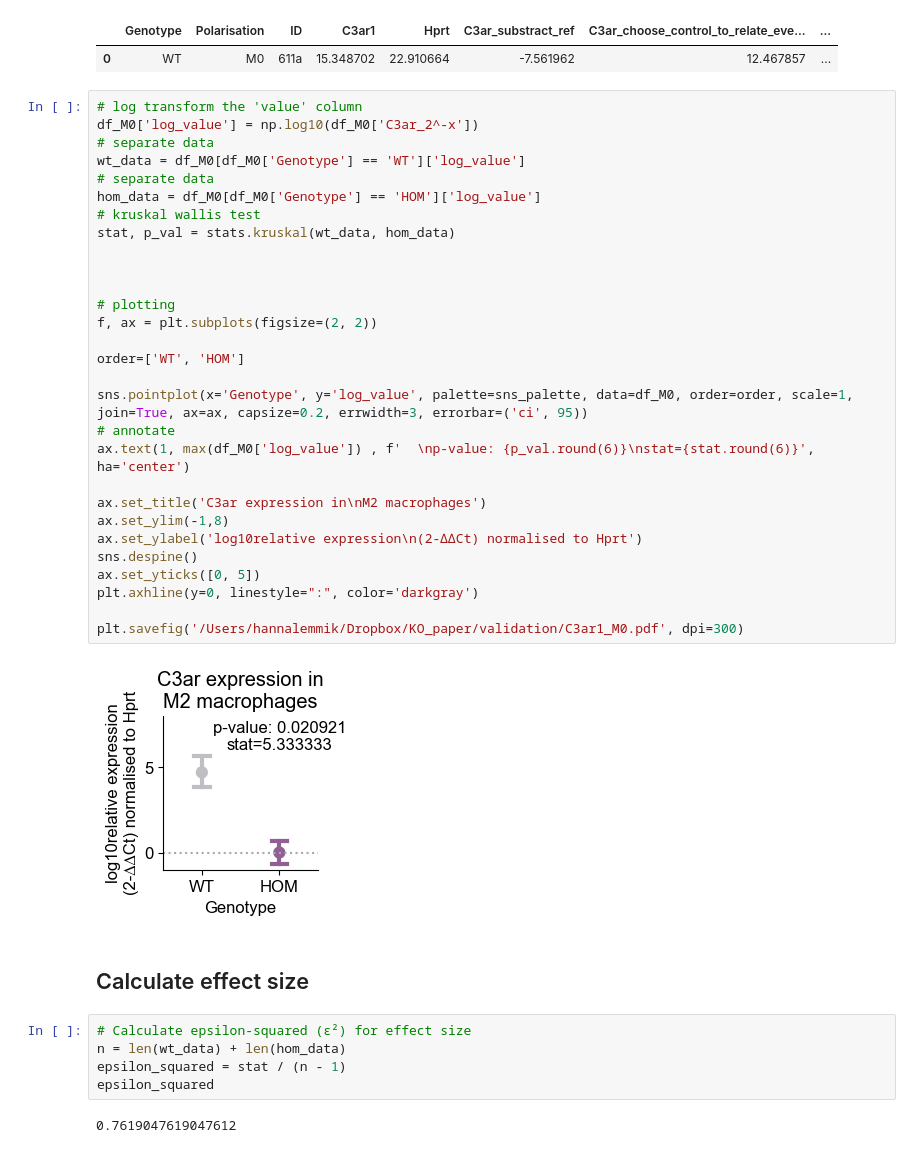
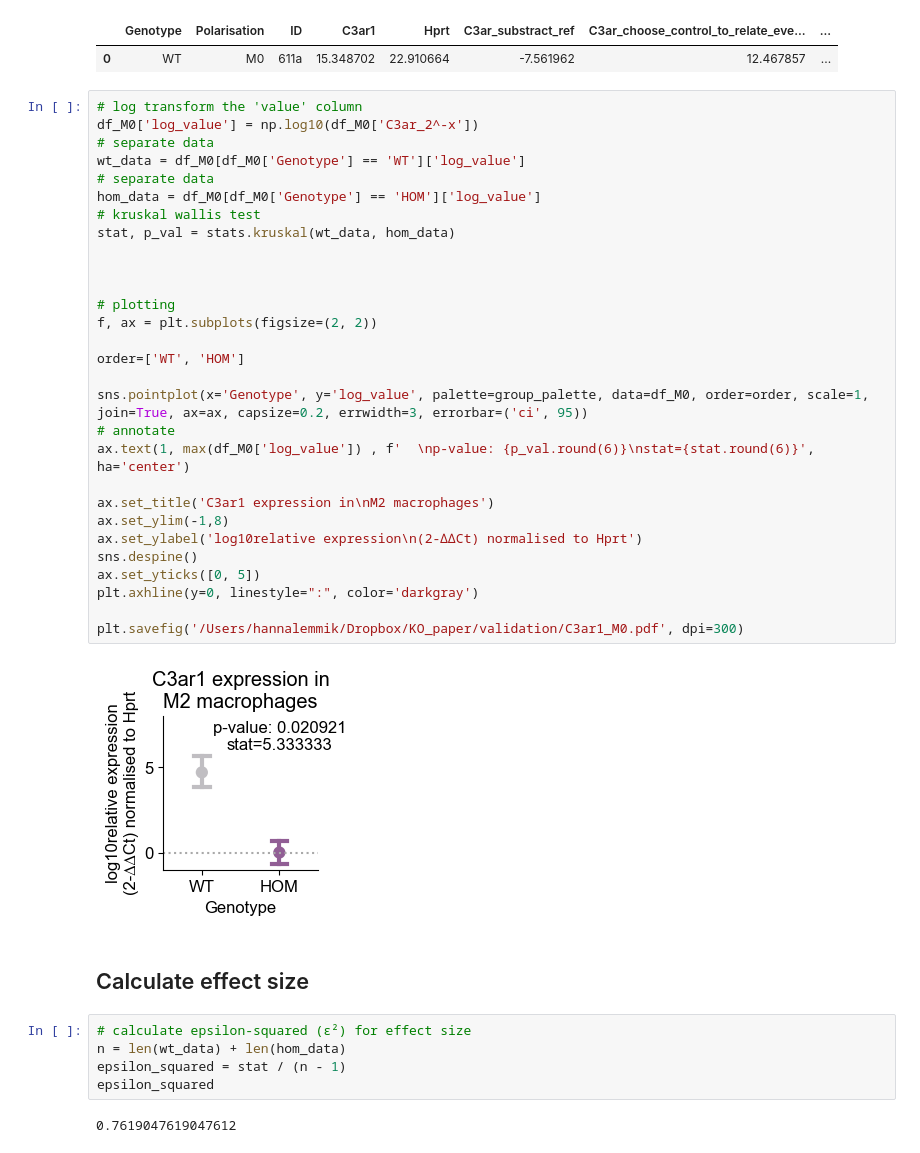
Before and after one commit to hannalemmik/C3ar1_longitudinal_MRI_paper_2025, a Jupyter notebook: Fig1D_E_Supp3C_D_E.ipynb, the cells around one changed output. Drawn from its saved outputs; the diff is of its cells as text.

```diff
--- a/Fig1D_E_Supp3C_D_E.ipynb
+++ b/Fig1D_E_Supp3C_D_E.ipynb
@@ -234,38 +234,38 @@ df_M0.head(1)
 # %%
 # log transform the 'value' column
 df_M0['log_value'] = np.log10(df_M0['C3ar_2^-x'])
 # separate data
 wt_data = df_M0[df_M0['Genotype'] == 'WT']['log_value']
 # separate data
 hom_data = df_M0[df_M0['Genotype'] == 'HOM']['log_value']
 # kruskal wallis test
 stat, p_val = stats.kruskal(wt_data, hom_data)
 
 
 
 # plotting
 f, ax = plt.subplots(figsize=(2, 2))
 
 order=['WT', 'HOM']
 
-sns.pointplot(x='Genotype', y='log_value', palette=sns_palette, data=df_M0, order=order, scale=1, join=True, ax=ax, capsize=0.2, errwidth=3, errorbar=('ci', 95))
+sns.pointplot(x='Genotype', y='log_value', palette=group_palette, data=df_M0, order=order, scale=1, join=True, ax=ax, capsize=0.2, errwidth=3, errorbar=('ci', 95))
 # annotate
 ax.text(1, max(df_M0['log_value']) , f'  \np-value: {p_val.round(6)}\nstat={stat.round(6)}', ha='center')
 
-ax.set_title('C3ar expression in\nM2 macrophages')
+ax.set_title('C3ar1 expression in\nM2 macrophages')
 ax.set_ylim(-1,8)
 ax.set_ylabel('log10relative expression\n(2-∆∆Ct) normalised to Hprt')
 sns.despine()
 ax.set_yticks([0, 5])
 plt.axhline(y=0, linestyle=":", color='darkgray')
 
 plt.savefig('/Users/hannalemmik/Dropbox/KO_paper/validation/C3ar1_M0.pdf', dpi=300)
 # %% [output]
-[figure, old version]
+[figure, new version]
 # %% [markdown]
 ## Calculate effect size
 # %%
-# Calculate epsilon-squared (ε²) for effect size
+# calculate epsilon-squared (ε²) for effect size
 n = len(wt_data) + len(hom_data)
 epsilon_squared = stat / (n - 1)
 epsilon_squared
```
Also changed, not shown: parts of 3 cells of this notebook.
